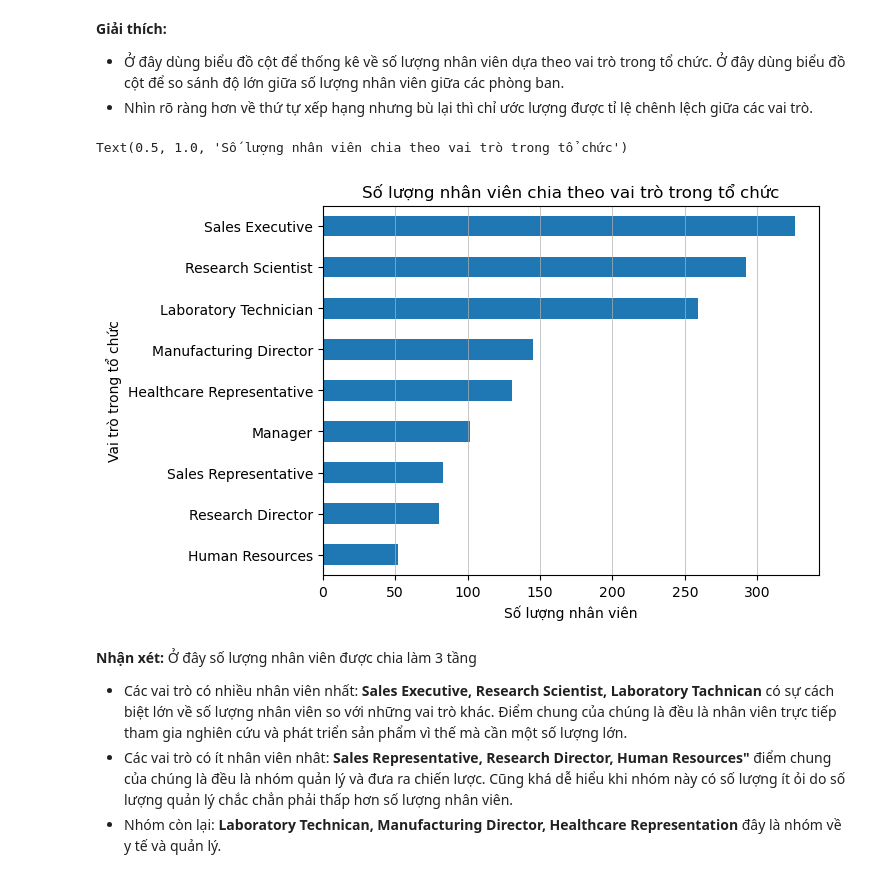
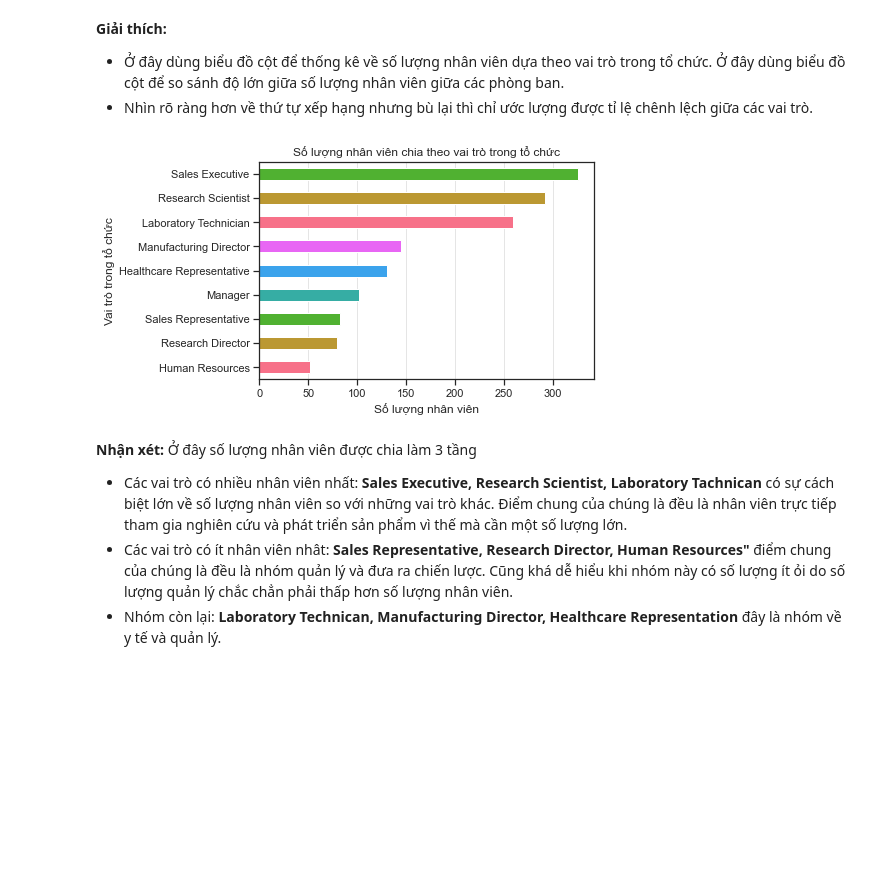
Before and after one commit to HuyHCMUS/DataVisualize-1, a Jupyter notebook: Kham_pha_moi_quan_he_trong_du_lieu.ipynb, the cells around one changed output. Cells and saved outputs as stored; diff of their text form; code cells hidden in the pictures; blank space fills up the shorter version.

```diff
--- a/Kham_pha_moi_quan_he_trong_du_lieu.ipynb
+++ b/Kham_pha_moi_quan_he_trong_du_lieu.ipynb
@@ -164,14 +166,13 @@ Biểu đồ cột dùng để thống kê số lượng hoặc so sánh độ l
 # %%
 temp = data.groupby(['JobRole'])['Age'].count()
 temp = temp.sort_values()
-temp.plot(kind = 'barh')
+temp.plot(kind = 'barh', color= sns.color_palette("husl"))
 plt.grid(axis = 'x', linewidth = 0.5)
 plt.xlabel('Số lượng nhân viên')
 plt.ylabel('Vai trò trong tổ chức')
-plt.title("Số lượng nhân viên chia theo vai trò trong tổ chức")
+plt.title("Số lượng nhân viên chia theo vai trò trong tổ chức");
 # %% [output]
-Text(0.5, 1.0, 'Số lượng nhân viên chia theo vai trò trong tổ chức')
-[figure, old version]
+[figure, new version]
 # %% [markdown]
 **Nhận xét:** Ở đây số lượng nhân viên được chia làm 3 tầng
 - Các vai trò có nhiều nhân viên nhất: **Sales Executive, Research Scientist, Laboratory Tachnican** có sự cách biệt lớn về số lượng nhân viên so với những vai trò khác. Điểm chung của chúng là đều là nhân viên trực tiếp tham gia nghiên cứu và phát triển sản phẩm vì thế mà cần một số lượng lớn.
```
Also changed, not shown: parts of 35 cells of this notebook, 1 other file.
